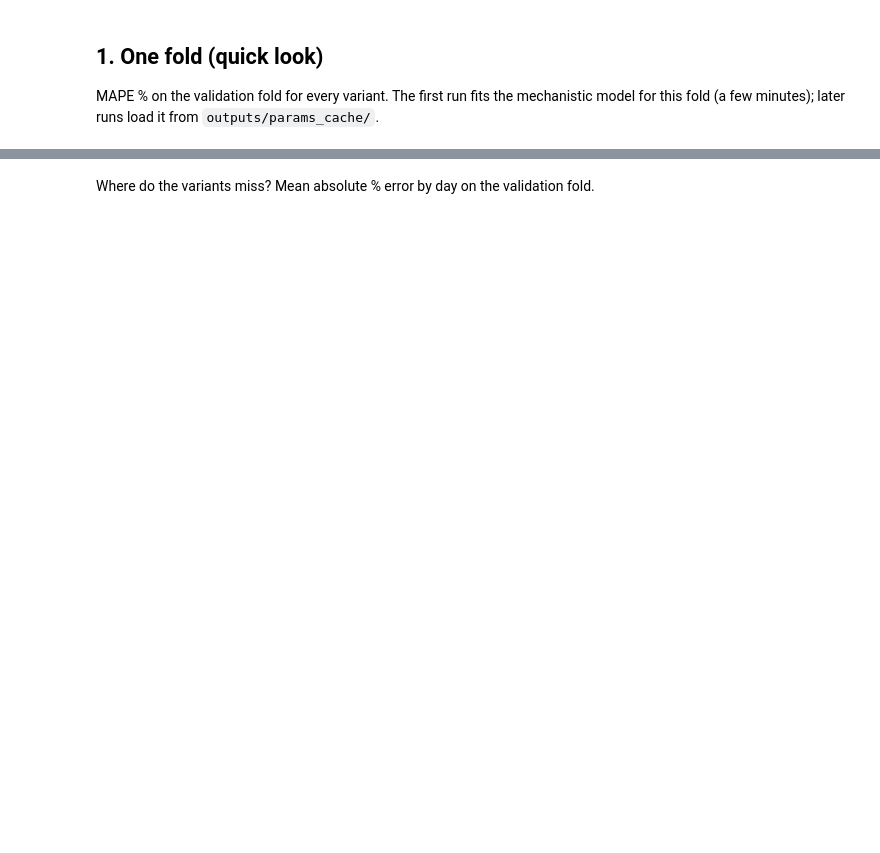
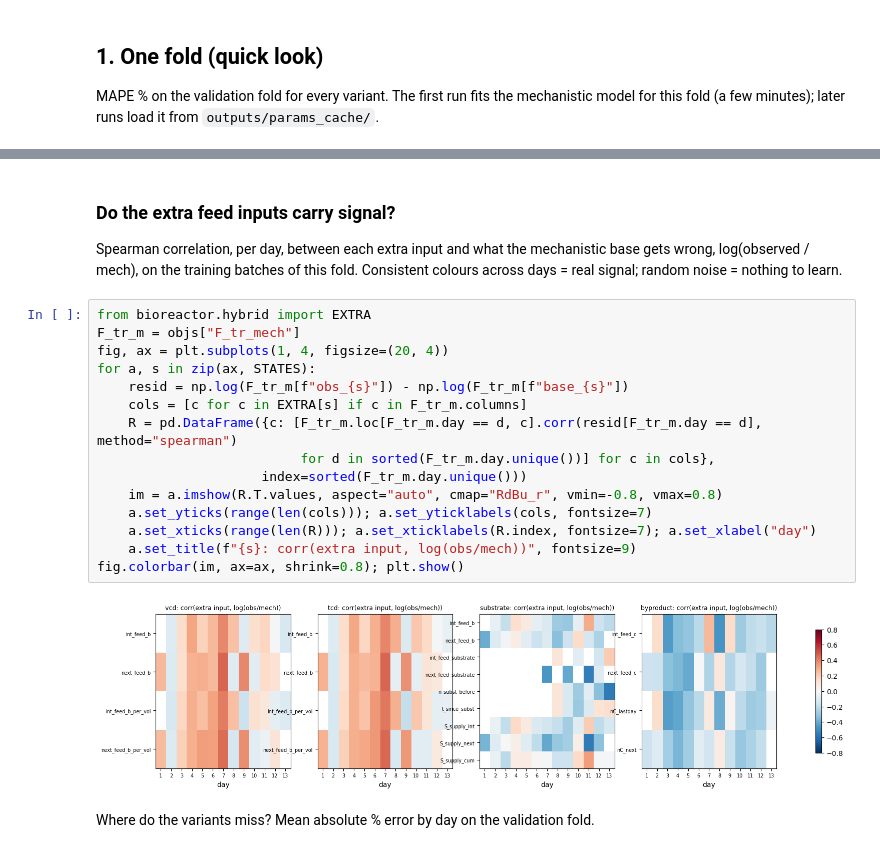
Before and after one commit to SwissDataScienceCenter/SDSC-STEM4Health-group15, a Jupyter notebook: notebooks/03_hybrid_ml.ipynb, the cells around one changed output, grey strips where cells are left out. Cells and saved outputs as stored; diff of their text form; blank space fills up the shorter version.

```diff
--- a/notebooks/03_hybrid_ml.ipynb
+++ b/notebooks/03_hybrid_ml.ipynb
@@ -94,5 +107,25 @@ tab.round(2).sort_values("all")
 | median | 8.16 | 8.11 | 9.97 | 11.93 | 9.54 |
 | mech | 10.36 | 11.10 | 13.51 | 16.99 | 12.99 |
+# %% [markdown]
+### Do the extra feed inputs carry signal?
+Spearman correlation, per day, between each extra input and what the mechanistic base gets wrong, log(observed / mech), on the training batches of this fold. Consistent colours across days = real signal; random noise = nothing to learn.
+# %%
+from bioreactor.hybrid import EXTRA
+F_tr_m = objs["F_tr_mech"]
+fig, ax = plt.subplots(1, 4, figsize=(20, 4))
+for a, s in zip(ax, STATES):
+    resid = np.log(F_tr_m[f"obs_{s}"]) - np.log(F_tr_m[f"base_{s}"])
+    cols = [c for c in EXTRA[s] if c in F_tr_m.columns]
+    R = pd.DataFrame({c: [F_tr_m.loc[F_tr_m.day == d, c].corr(resid[F_tr_m.day == d], method="spearman")
+                          for d in sorted(F_tr_m.day.unique())] for c in cols},
+                     index=sorted(F_tr_m.day.unique()))
+    im = a.imshow(R.T.values, aspect="auto", cmap="RdBu_r", vmin=-0.8, vmax=0.8)
+    a.set_yticks(range(len(cols))); a.set_yticklabels(cols, fontsize=7)
+    a.set_xticks(range(len(R))); a.set_xticklabels(R.index, fontsize=7); a.set_xlabel("day")
+    a.set_title(f"{s}: corr(extra input, log(obs/mech))", fontsize=9)
+fig.colorbar(im, ax=ax, shrink=0.8); plt.show()
+# %% [output]
+[figure, added]
 # %% [markdown]
 Where do the variants miss? Mean absolute % error by day on the validation fold.
 # %%
```
Also changed, not shown: parts of 9 cells of this notebook, 7 other files.
